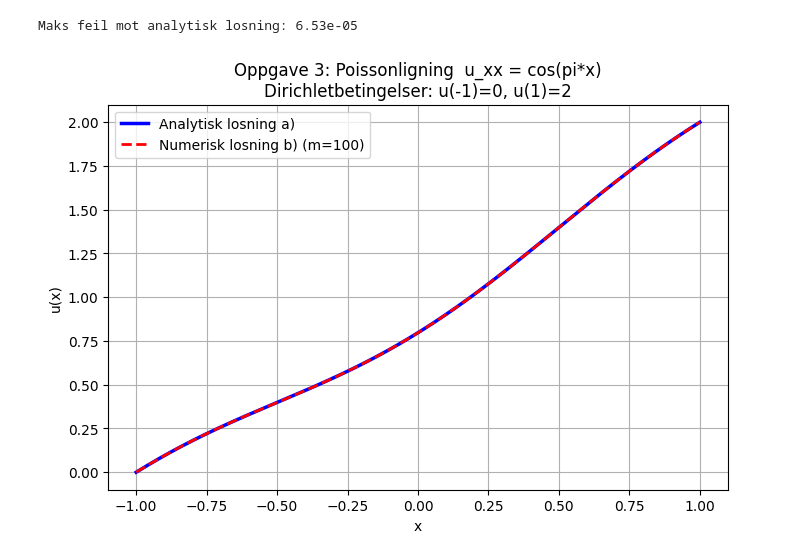
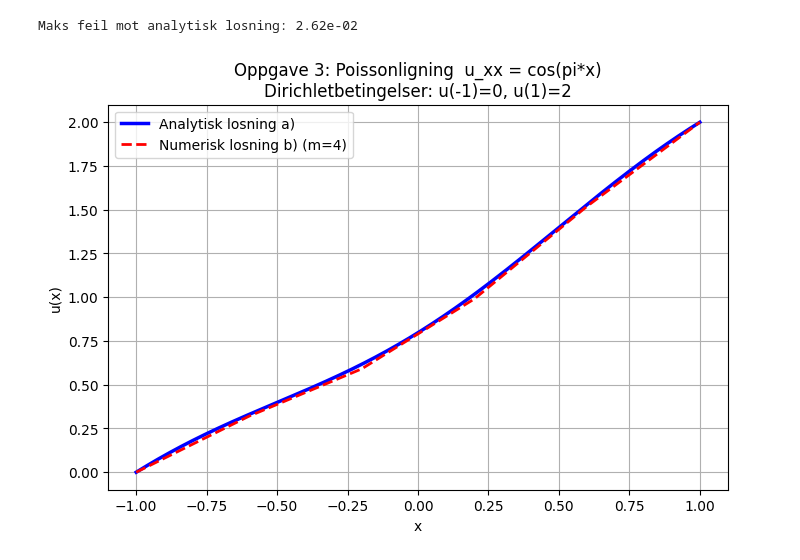
Before and after one commit to elajeans/IMAG2023, a Jupyter notebook: oppgave3_py.ipynb, the cells around one changed output. Cells and saved outputs as stored; diff of their text form; code cells hidden in the pictures.

```diff
--- a/oppgave3_py.ipynb
+++ b/oppgave3_py.ipynb
@@ -43,7 +43,7 @@ def u_analytisk(x):
 # Endepunktene x = -1 og x = 1 er randpunkter.
 # m indre punktene brukes som ukjente i det lineære systemet.
 #
-m = 100                             # antall indre punkter
+m = 4                               # antall indre punkter
 x = np.linspace(-1, 1, m + 2)       # inkluderer randpunktene
 h = x[1] - x[0]                     # steglengde i rom
 
@@ -66,32 +66,32 @@ L = (1 / h**2) * (
 #   b[0]  -= u(-1)/h^2 = 0/h**2
 #   b[-1] -= u( 1)/h^2 = 2/h^2
 
 f = np.cos(np.pi * x[1:-1])
 b = f.copy()
 b[0]  -= 0 / h**2
 b[-1] -= 2 / h**2
 
 #Ligningen som skal løses nå er L * u[1:-1] = b
 u_inner = np.linalg.solve(L, b)
 u = np.concatenate([[0], u_inner, [2]])
 u[1:-1] = u_inner
 
 print(f"Maks feil mot analytisk losning: {np.max(np.abs(u - u_analytisk(x))):.2e}")
 
 
 # Plotting av løsning
 #
 x_fine = np.linspace(-1, 1, 500)
 
 plt.figure(figsize=(8, 5))
 plt.plot(x_fine, u_analytisk(x_fine), 'b-',  linewidth=2.5, label='Analytisk losning a)')
 plt.plot(x,      u,                   'r--', linewidth=2,   label=f'Numerisk losning b) (m={m})')
 plt.xlabel('x')
 plt.ylabel('u(x)')
 plt.title('Oppgave 3: Poissonligning  u_xx = cos(pi*x)\nDirichletbetingelser: u(-1)=0, u(1)=2')
 plt.legend()
 plt.grid(True)
 plt.show()
 # %% [output]
-Maks feil mot analytisk losning: 6.53e-05
+Maks feil mot analytisk losning: 2.62e-02
-[figure, old version]
+[figure, new version]
```
